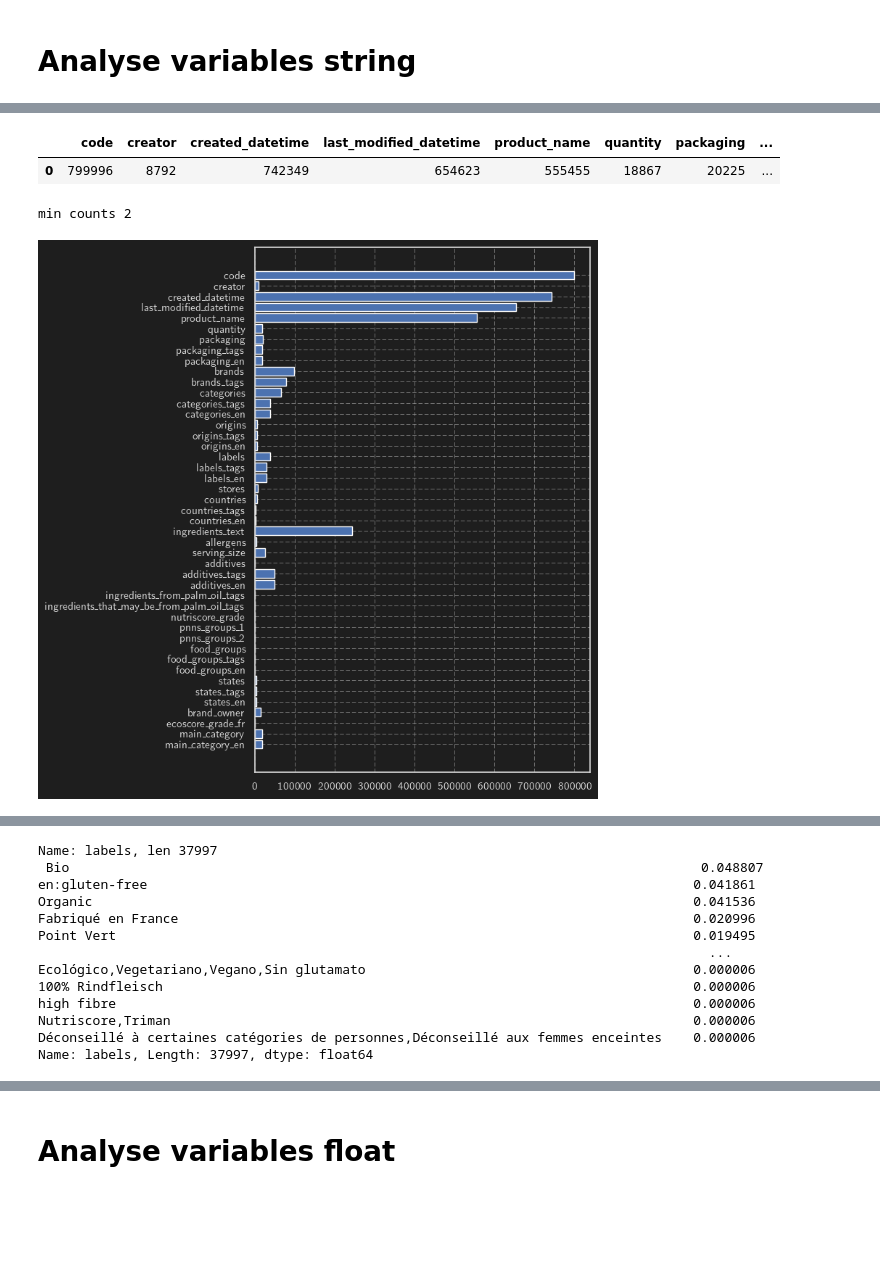
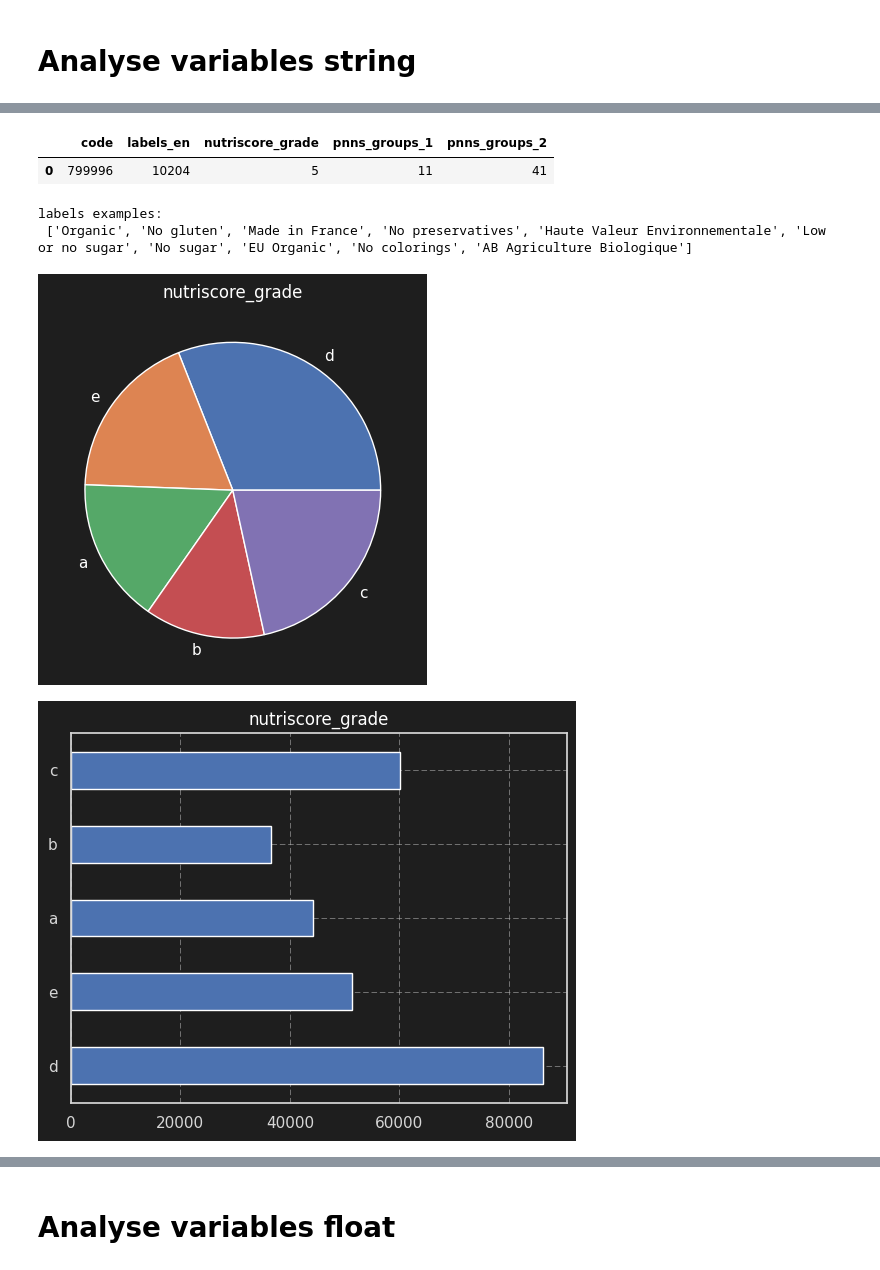
Before and after one commit to Thomas-Durand-Texte/OC-formation-Ingenieur-Machine-Learning, a Jupyter notebook: Projetcs/02_FoodFacts/nettoyage.ipynb, the cells around one changed output, grey strips where cells are left out. Cells and saved outputs as stored; diff of their text form; code cells hidden in the pictures; blank space fills up the shorter version.

```diff
--- a/Projetcs/02_FoodFacts/nettoyage.ipynb
+++ b/Projetcs/02_FoodFacts/nettoyage.ipynb
@@ -309,4 +183,14 @@ main_category_en type object
 # %% [markdown]
 # Analyse variables string
 # %%
-dico_value_counts = { key:data[key].value_counts(normalize=True) for key in categories_string }
+string_catergories_to_value_count = ['code', 'labels_en', 'nutriscore_grade', 'pnns_groups_1', 'pnns_groups_2']
+nulls = data[string_catergories_to_value_count].isnull()
+for key in string_catergories_to_value_count:
+    print('\n', key, data.dtypes[key])
+    n = 0
+    for value, isnull in zip( data[key] , nulls[key] ) :
+        if isnull : continue
+        print(value)
+        n += 1
+        if n == 10: break
+dico_value_counts = { key: tools.value_count_labels_in_string_series( data.loc[~nulls[key],key] , ',' ) for key in string_catergories_to_value_count }
@@ -313,20 +215,40 @@ dico_value_counts = { key:data[key].value_counts(normalize=True) for key in cate
 # %%
-data_value_counts = pd.DataFrame( {key:[len(dico_value_counts[key])] for key in categories_string} )
+data_value_counts = pd.DataFrame( {key:[len(dico_value_counts[key])] for key in string_catergories_to_value_count} )
 display(data_value_counts)
 # data_value_counts.plot( kind='bar' )
 
-print('min counts', data_value_counts.iloc[0,:].min() )
+# print('min counts', data_value_counts.iloc[0,:].min() )
 
-y_pos = np.arange( len(categories_string) )
-fig, ax = plt.subplots( figsize=(20*cm,20*cm))
-ax.barh( y_pos, data_value_counts.iloc[0,:] , align='center')
-ax.set_yticks(y_pos, labels=categories_string)
-ax.invert_yaxis()  # labels read top-to-bottom
+print('\nlabels examples:\n', list( dico_value_counts['labels_en'].keys() )[:10] , '\n')
 
-fig.tight_layout()
-del y_pos
+for key in string_catergories_to_value_count:
+    if data_value_counts[key][0] > 50: continue
+    fig, ax = plt.subplots()
+    pd.Series( dico_value_counts[key] ).plot( kind='pie' , ax=ax )
+    ax.set_title(key)
+
+    fig, ax = plt.subplots()
+    pd.Series( dico_value_counts[key] ).plot( kind='barh' , ax=ax )
+    ax.set_title(key)
+
+if False: # barplot
+    cat_pos = np.arange( len(string_catergories_to_value_count) )
+    print(cat_pos)
+    fig, ax = plt.subplots( figsize=(20*cm,10*cm))
+    if True: # horizontal
+        ax.bar( cat_pos, data_value_counts.iloc[0,:] , align='center')
+        ax.set_xticks(cat_pos, labels=string_catergories_to_value_count)
+    else:
+        ax.barh( cat_pos, data_value_counts.iloc[0,:] , align='center')
+        ax.set_yticks(cat_pos, labels=string_catergories_to_value_count)
+        ax.invert_yaxis()  # labels read top-to-bottom
+
+    fig.tight_layout()
+    del cat_pos
 # %% [output]
-|  | code | creator | created_datetime | last_modified_datetime | product_name | quantity | packaging | ... |
-| 0 | 799996 | 8792 | 742349 | 654623 | 555455 | 18867 | 20225 | ... |
+|  | code | labels_en | nutriscore_grade | pnns_groups_1 | pnns_groups_2 |
+| 0 | 799996 | 10204 | 5 | 11 | 41 |
-min counts 2
+labels examples:
+ ['Organic', 'No gluten', 'Made in France', 'No preservatives', 'Haute Valeur Environnementale', 'Low or no sugar', 'No sugar', 'EU Organic', 'No colorings', 'AB Agriculture Biologique']
-[figure, old version]
+[figure, new version]
+[figure, added]
@@ -333,17 +258,0 @@ min counts 2
-# %%
-key = 'labels'
-print( '\nName: {:}, len {:}\n'.format( key, len(dico_value_counts[key]) ), dico_value_counts[key])
-# %% [output]
-Name: labels, len 37997
- Bio                                                                                 0.048807
-en:gluten-free                                                                      0.041861
-Organic                                                                             0.041536
-Fabriqué en France                                                                  0.020996
-Point Vert                                                                          0.019495
-                                                                                      ...
-Ecológico,Vegetariano,Vegano,Sin glutamato                                          0.000006
-100% Rindfleisch                                                                    0.000006
-high fibre                                                                          0.000006
-Nutriscore,Triman                                                                   0.000006
-Déconseillé à certaines catégories de personnes,Déconseillé aux femmes enceintes    0.000006
-Name: labels, Length: 37997, dtype: float64
```
Also changed, not shown: parts of 12 cells of this notebook, 2 other files.
